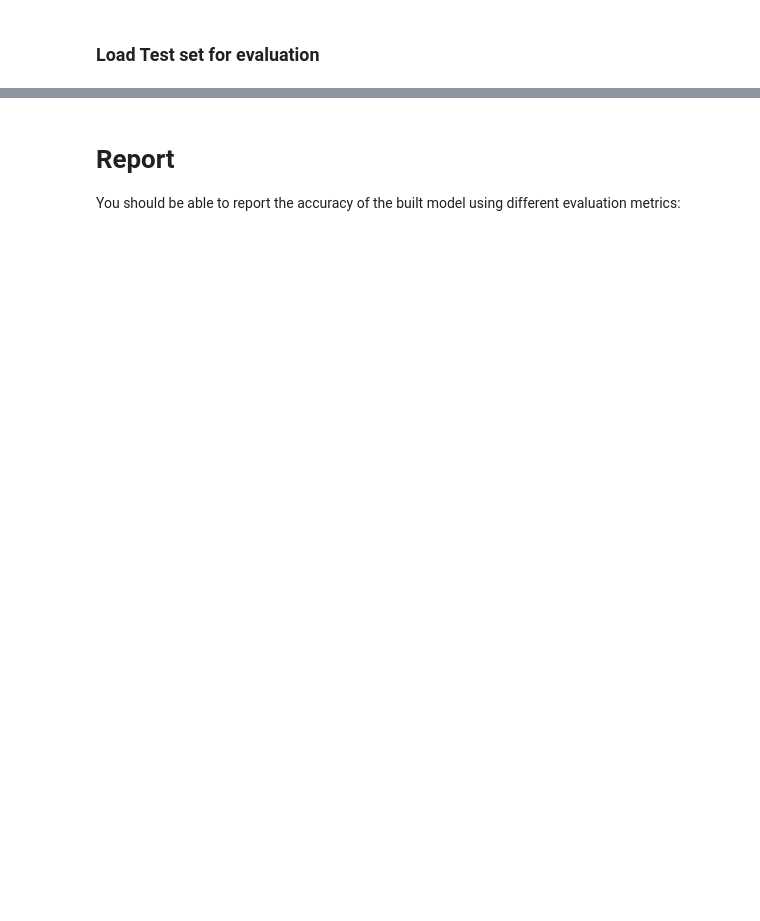
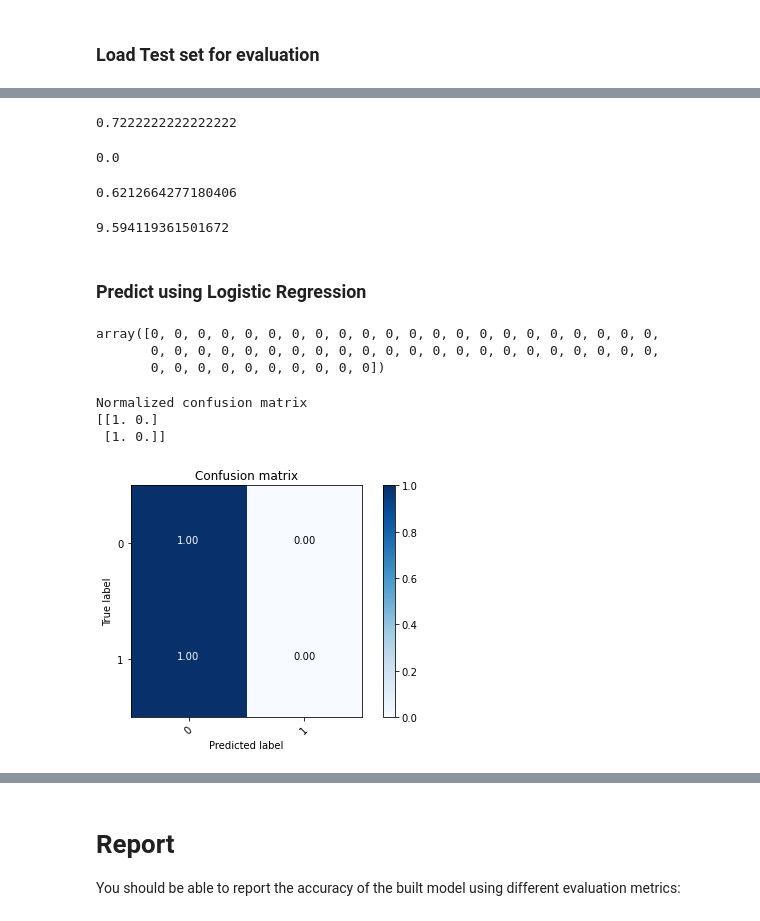
Before and after one commit to jadhavraju/Machine-learnig-with-Python-Coursera-, a Jupyter notebook: Machine Learning.ipynb, the cells around one changed output, grey strips where cells are left out. Drawn from its saved outputs; the diff is of its cells as text; code cells hidden in the pictures; blank space fills up the shorter version.

```diff
--- a/Machine Learning.ipynb
+++ b/Machine Learning.ipynb
@@ -480,0 +667,40 @@ The best accuracy was with 0.7407407407407407 with k= 5
+# %%
+jaccard_score(y_test, yhat_SVC,pos_label=0)
+# %% [output]
+0.7222222222222222
+# %%
+jaccard_score(y_test, yhat_SVC,pos_label=1)
+# %% [output]
+0.0
+# %%
+f1_score(y_test, yhat_SVC, average='weighted')
+# %% [output]
+0.6212664277180406
+# %%
+log_loss(y_test, yhat_SVC)
+# %% [output]
+9.594119361501672
+# %% [markdown]
+### Predict using Logistic Regression
+# %%
+yhat_LR = LR.predict(X_test)
+yhat_LR
+# %% [output]
+array([0, 0, 0, 0, 0, 0, 0, 0, 0, 0, 0, 0, 0, 0, 0, 0, 0, 0, 0, 0, 0, 0,
+       0, 0, 0, 0, 0, 0, 0, 0, 0, 0, 0, 0, 0, 0, 0, 0, 0, 0, 0, 0, 0, 0,
+       0, 0, 0, 0, 0, 0, 0, 0, 0, 0])
+# %%
+# Compute confusion matrix
+labels=[0,1]
+cnf_matrix_LR = confusion_matrix(y_test, yhat_LR, labels)
+np.set_printoptions(precision=2)
+
+
+# Plot non-normalized confusion matrix
+plt.figure()
+plot_confusion_matrix(cnf_matrix_LR, classes=[0,1],normalize= True,  title='Confusion matrix')
+# %% [output]
+Normalized confusion matrix
+[[1. 0.]
+ [1. 0.]]
+[figure, added]
```
Also changed, not shown: parts of 70 cells of this notebook.
